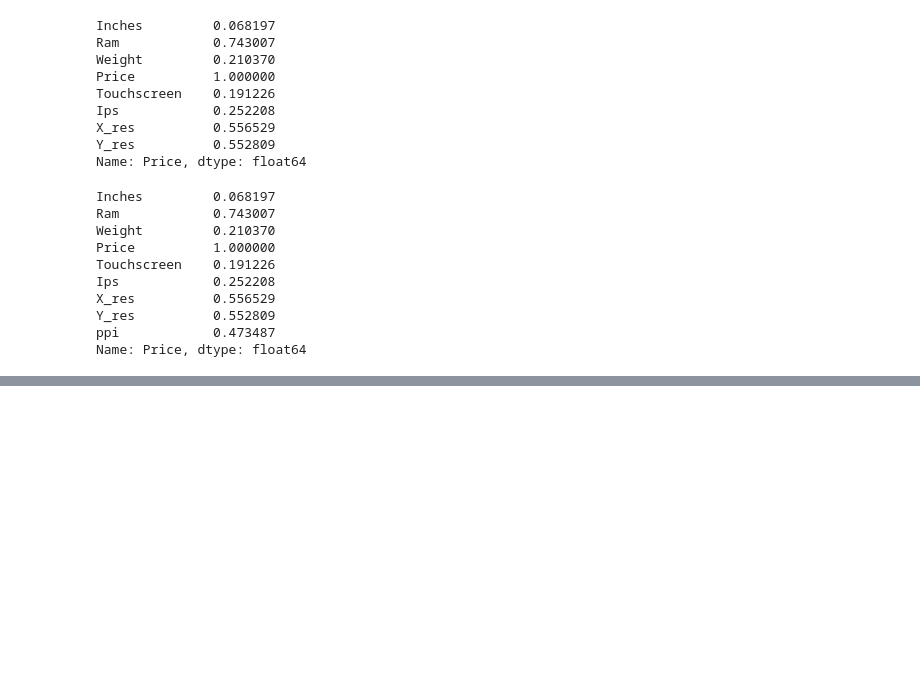
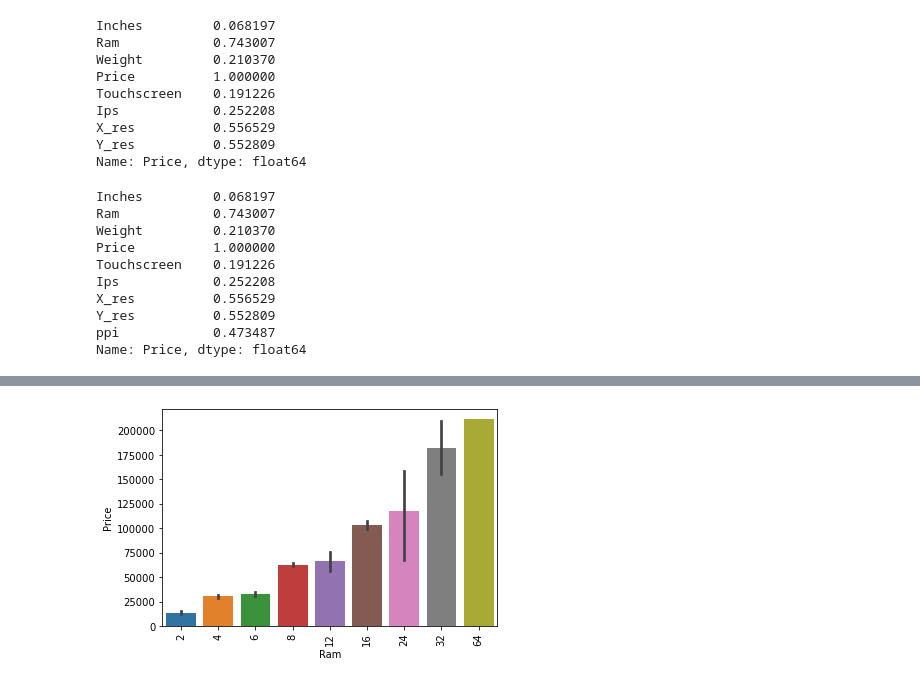
Before and after one commit to Asif26/Machine-learning-Projects, a Jupyter notebook: Laptop Price Predictor/Laptop Price Predictor.ipynb, the cells around one changed output, grey strips where cells are left out. Saved outputs shown, nothing was run; the diff lists cells and outputs as text; code cells hidden in the pictures; blank space fills up the shorter version.

```diff
--- a/Laptop Price Predictor/Laptop Price Predictor.ipynb
+++ b/Laptop Price Predictor/Laptop Price Predictor.ipynb
@@ -334,0 +405,6 @@ data.head()
+# %%
+sns.barplot(x=data["Ram"], y=data["Price"])
+plt.xticks(rotation= "vertical")
+plt.show()
+# %% [output]
+[figure, added]
```
Also changed, not shown: parts of 19 cells of this notebook.
